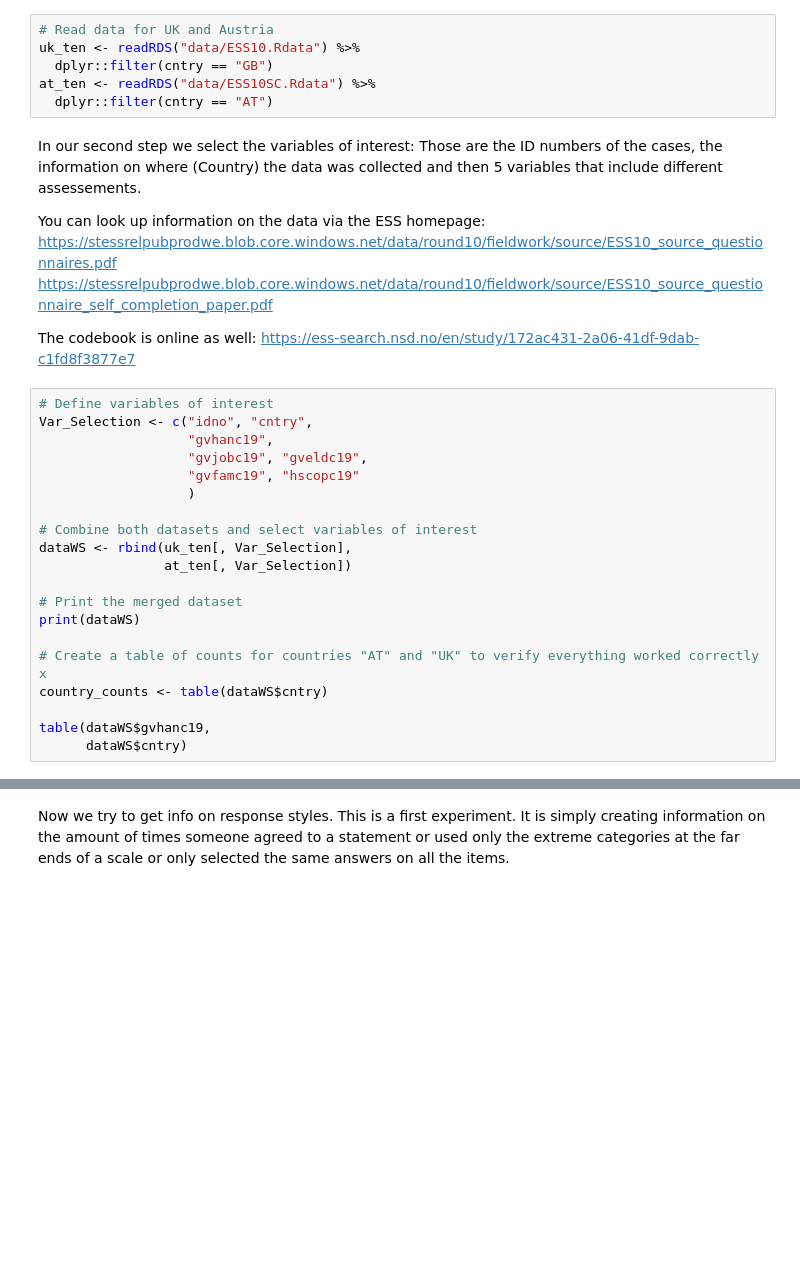
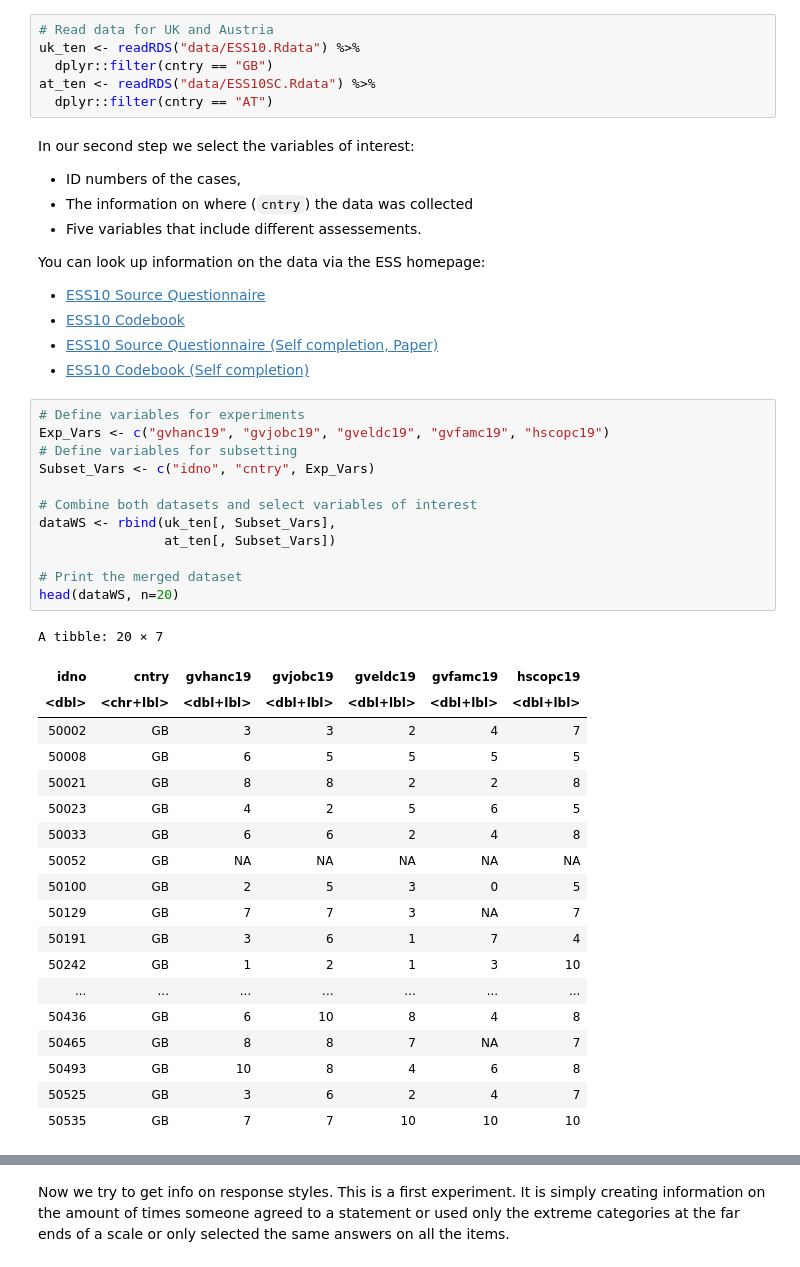
Before and after one commit to alexseymer/WAPOR2023_W5_ASDQ, a Jupyter notebook: RESPONSESTYLES.ipynb, the cells around one changed output, grey strips where cells are left out. Cells and saved outputs as stored; diff of their text form; blank space fills up the shorter version.

```diff
--- a/RESPONSESTYLES.ipynb
+++ b/RESPONSESTYLES.ipynb
@@ -8,30 +24,45 @@ at_ten <- readRDS("data/ESS10SC.Rdata") %>%
   dplyr::filter(cntry == "AT")
 # %% [markdown]
 In our second step we select the variables of interest:
-Those are the ID numbers of the cases, the information on where (Country) the data was collected and then 5 variables that include different assessements.
+- ID numbers of the cases,
+- The information on where (`cntry`) the data was collected
+- Five variables that include different assessements.
 
 You can look up information on the data via the ESS homepage:
-https://stessrelpubprodwe.blob.core.windows.net/data/round10/fieldwork/source/ESS10_source_questionnaires.pdf
-https://stessrelpubprodwe.blob.core.windows.net/data/round10/fieldwork/source/ESS10_source_questionnaire_self_completion_paper.pdf
 
-The codebook is online as well: https://ess-search.nsd.no/en/study/172ac431-2a06-41df-9dab-c1fd8f3877e7
+- [ESS10 Source Questionnaire](https://stessrelpubprodwe.blob.core.windows.net/data/round10/fieldwork/source/ESS10_source_questionnaires.pdf)
+- [ESS10 Codebook](https://stessrelpubprodwe.blob.core.windows.net/data/round10/survey/ESS10_appendix_a7_e03_1.pdf)
+- [ESS10 Source Questionnaire (Self completion, Paper)](https://stessrelpubprodwe.blob.core.windows.net/data/round10/fieldwork/source/ESS10_source_questionnaire_self_completion_paper.pdf)
+- [ESS10 Codebook (Self completion)](https://stessrelpubprodwe.blob.core.windows.net/data/round10/survey/ESS10SC_appendix_a7_e03_0.pdf)
-# %%
-# Define variables of interest
-Var_Selection <- c("idno", "cntry",
-                   "gvhanc19",
-                   "gvjobc19", "gveldc19",
-                   "gvfamc19", "hscopc19"
-                   )
-
-# Combine both datasets and select variables of interest
-dataWS <- rbind(uk_ten[, Var_Selection],
-                at_ten[, Var_Selection])
-
-# Print the merged dataset
-print(dataWS)
-
-# Create a table of counts for countries "AT" and "UK" to verify everything worked correctly x
-country_counts <- table(dataWS$cntry)
-
-table(dataWS$gvhanc19,
-      dataWS$cntry)
+# %%
+# Define variables for experiments
+Exp_Vars <- c("gvhanc19", "gvjobc19", "gveldc19", "gvfamc19", "hscopc19")
+# Define variables for subsetting
+Subset_Vars <- c("idno", "cntry", Exp_Vars)
+
+# Combine both datasets and select variables of interest
+dataWS <- rbind(uk_ten[, Subset_Vars],
+                at_ten[, Subset_Vars])
+
+# Print the merged dataset
+head(dataWS, n=20)
+# %% [output]
+A tibble: 20 × 7
+| idno | cntry | gvhanc19 | gvjobc19 | gveldc19 | gvfamc19 | hscopc19 |
+| <dbl> | <chr+lbl> | <dbl+lbl> | <dbl+lbl> | <dbl+lbl> | <dbl+lbl> | <dbl+lbl> |
+| 50002 | GB | 3 | 3 | 2 | 4 | 7 |
+| 50008 | GB | 6 | 5 | 5 | 5 | 5 |
+| 50021 | GB | 8 | 8 | 2 | 2 | 8 |
+| 50023 | GB | 4 | 2 | 5 | 6 | 5 |
+| 50033 | GB | 6 | 6 | 2 | 4 | 8 |
+| 50052 | GB | NA | NA | NA | NA | NA |
+| 50100 | GB | 2 | 5 | 3 | 0 | 5 |
+| 50129 | GB | 7 | 7 | 3 | NA | 7 |
+| 50191 | GB | 3 | 6 | 1 | 7 | 4 |
+| 50242 | GB | 1 | 2 | 1 | 3 | 10 |
+| ... | ... | ... | ... | ... | ... | ... |
+| 50436 | GB | 6 | 10 | 8 | 4 | 8 |
+| 50465 | GB | 8 | 8 | 7 | NA | 7 |
+| 50493 | GB | 10 | 8 | 4 | 6 | 8 |
+| 50525 | GB | 3 | 6 | 2 | 4 | 7 |
+| 50535 | GB | 7 | 7 | 10 | 10 | 10 |
```
Also changed, not shown: parts of 36 cells of this notebook, 3 other files.
